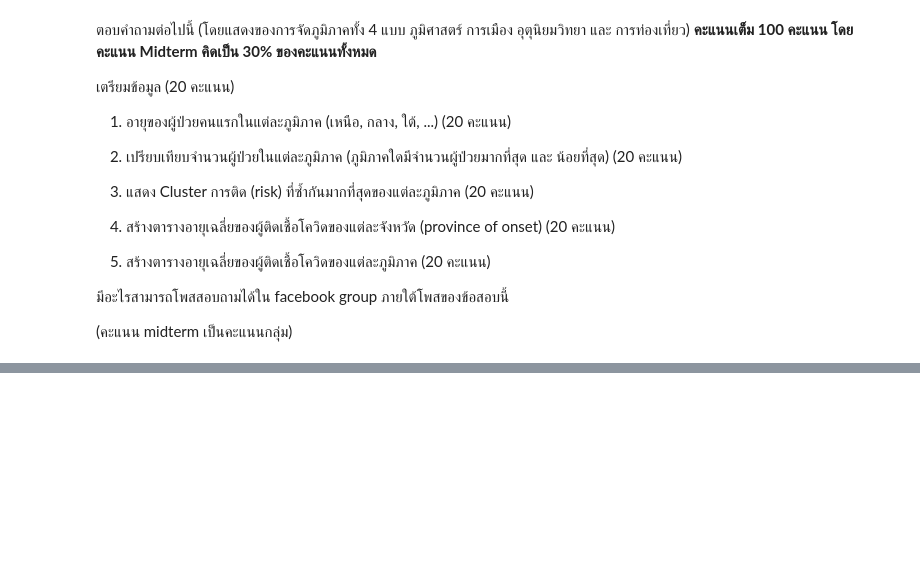
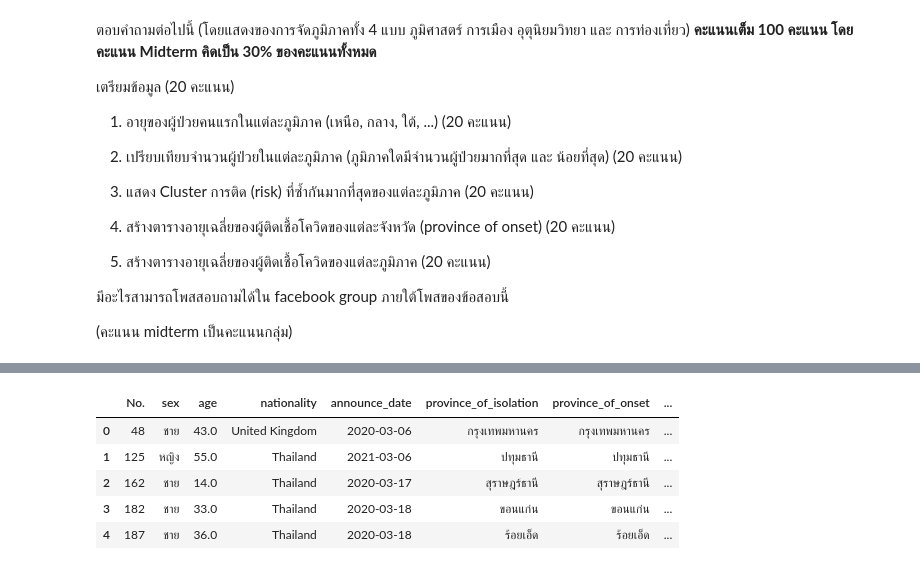
Before and after one commit to ploybongkot/data_viz_2022, a Jupyter notebook: BasicPython&DataViz_midterm2022.ipynb, the cells around one changed output, grey strips where cells are left out. Cells and saved outputs as stored; diff of their text form; code cells hidden in the pictures; blank space fills up the shorter version.

```diff
--- a/BasicPython&DataViz_midterm2022.ipynb
+++ b/BasicPython&DataViz_midterm2022.ipynb
@@ -25,0 +211,3 @@ Midterm คิดเป็น 30% ของคะแนนทั้งหมด*
+# %%
+personal_data = data_drop[['No.','sex','age','nationality']]
+personal_data.head()
@@ -25,0 +241,3 @@ Midterm คิดเป็น 30% ของคะแนนทั้งหมด*
+# %%
+covid_data = data_drop[['No.','announce_date','province_of_isolation','province_of_onset','risk']].sample(frac=1) # .sample ไว้สลับเเถวเเบบสุ่ม
+covid_data.head()
@@ -25,0 +251,10 @@ Midterm คิดเป็น 30% ของคะแนนทั้งหมด*
+# %%
+personalcovid_data = personal_data.merge(covid_data) # นำ no.1 มาเเปะ จะเอาตารางสองมาเเปะ คือ covid_data มาต่อ
+personalcovid_data.head()
+# %% [output]
+|  | No. | sex | age | nationality | announce_date | province_of_isolation | province_of_onset | ... |
+| 0 | 48 | ชาย | 43.0 | United Kingdom | 2020-03-06 | กรุงเทพมหานคร | กรุงเทพมหานคร | ... |
+| 1 | 125 | หญิง | 55.0 | Thailand | 2021-03-06 | ปทุมธานี | ปทุมธานี | ... |
+| 2 | 162 | ชาย | 14.0 | Thailand | 2020-03-17 | สุราษฎร์ธานี | สุราษฎร์ธานี | ... |
+| 3 | 182 | ชาย | 33.0 | Thailand | 2020-03-18 | ขอนแก่น | ขอนแก่น | ... |
+| 4 | 187 | ชาย | 36.0 | Thailand | 2020-03-18 | ร้อยเอ็ด | ร้อยเอ็ด | ... |
```
Also changed, not shown: parts of 24 cells of this notebook.
